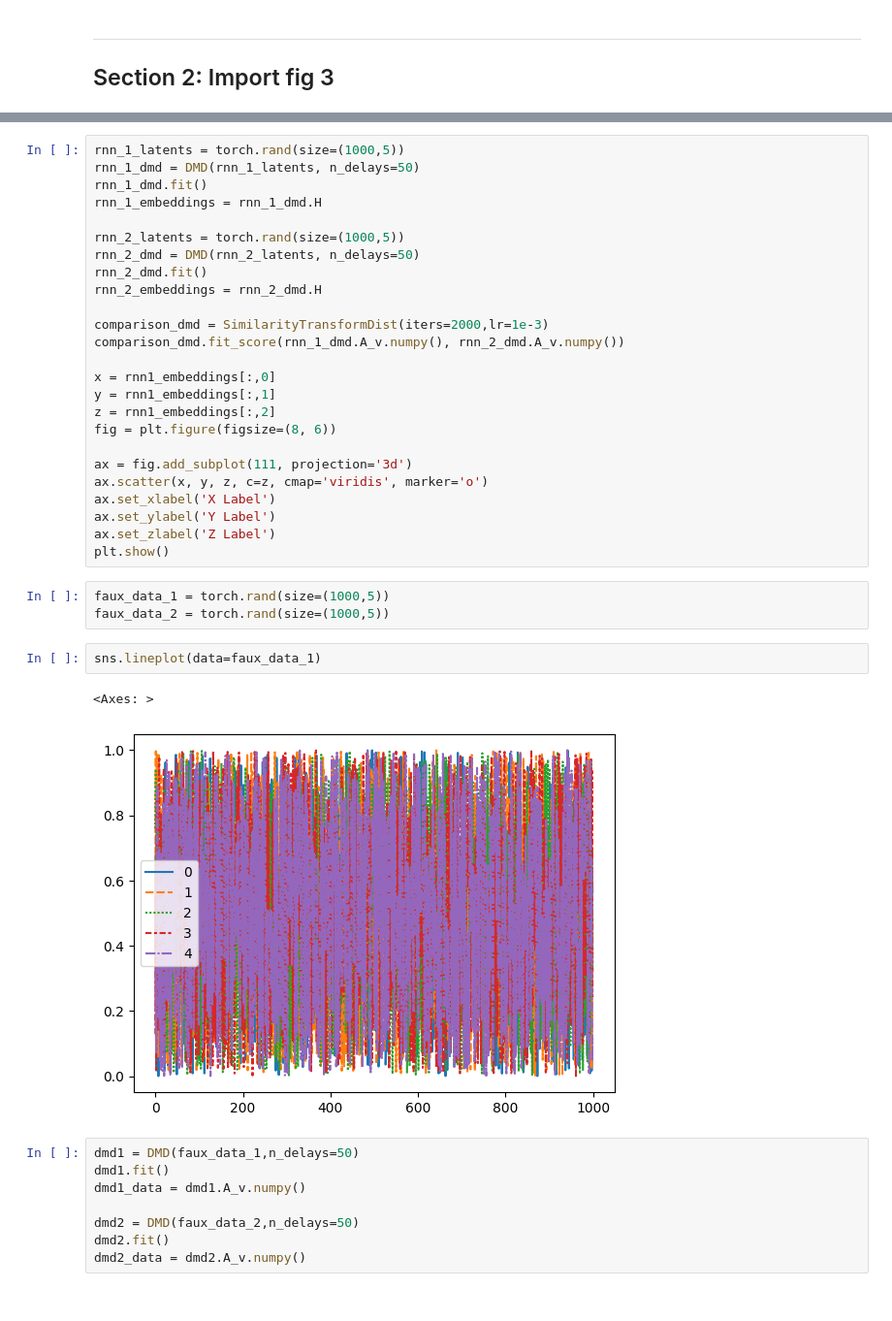
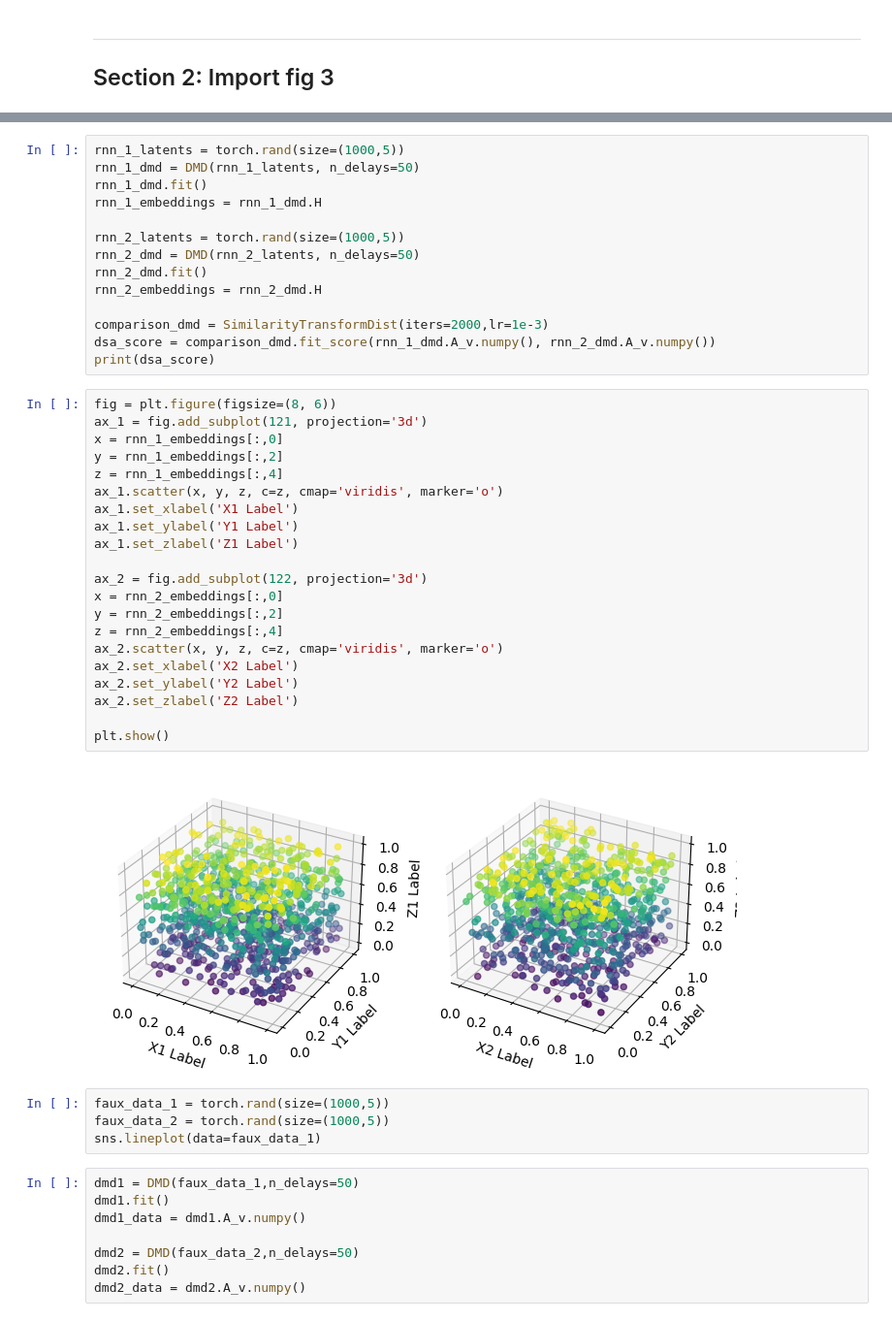
Before and after one commit to Abby-xu/NeuroAI24_SincereWindflower, a Jupyter notebook: Analysis/nma-ai-project.ipynb, the cells around one changed output, grey strips where cells are left out. Shown: that part at 97% size. Saved outputs shown, nothing was run; the diff lists cells and outputs as text.

```diff
--- a/Analysis/nma-ai-project.ipynb
+++ b/Analysis/nma-ai-project.ipynb
@@ -146,27 +150,35 @@ rnn_2_dmd.fit()
 rnn_2_embeddings = rnn_2_dmd.H
 
 comparison_dmd = SimilarityTransformDist(iters=2000,lr=1e-3)
-comparison_dmd.fit_score(rnn_1_dmd.A_v.numpy(), rnn_2_dmd.A_v.numpy())
-
-x = rnn1_embeddings[:,0]
-y = rnn1_embeddings[:,1]
-z = rnn1_embeddings[:,2]
-fig = plt.figure(figsize=(8, 6))
-
-ax = fig.add_subplot(111, projection='3d')
-ax.scatter(x, y, z, c=z, cmap='viridis', marker='o')
-ax.set_xlabel('X Label')
-ax.set_ylabel('Y Label')
-ax.set_zlabel('Z Label')
-plt.show()
+dsa_score = comparison_dmd.fit_score(rnn_1_dmd.A_v.numpy(), rnn_2_dmd.A_v.numpy())
+print(dsa_score)
+# %%
+fig = plt.figure(figsize=(8, 6))
+ax_1 = fig.add_subplot(121, projection='3d')
+x = rnn_1_embeddings[:,0]
+y = rnn_1_embeddings[:,2]
+z = rnn_1_embeddings[:,4]
+ax_1.scatter(x, y, z, c=z, cmap='viridis', marker='o')
+ax_1.set_xlabel('X1 Label')
+ax_1.set_ylabel('Y1 Label')
+ax_1.set_zlabel('Z1 Label')
+
+ax_2 = fig.add_subplot(122, projection='3d')
+x = rnn_2_embeddings[:,0]
+y = rnn_2_embeddings[:,2]
+z = rnn_2_embeddings[:,4]
+ax_2.scatter(x, y, z, c=z, cmap='viridis', marker='o')
+ax_2.set_xlabel('X2 Label')
+ax_2.set_ylabel('Y2 Label')
+ax_2.set_zlabel('Z2 Label')
+
+plt.show()
+# %% [output]
+[figure, added]
 # %%
 faux_data_1 = torch.rand(size=(1000,5))
 faux_data_2 = torch.rand(size=(1000,5))
+sns.lineplot(data=faux_data_1)
-# %%
-sns.lineplot(data=faux_data_1)
-# %% [output]
-<Axes: >
-[figure, removed]
 # %%
 dmd1 = DMD(faux_data_1,n_delays=50)
 dmd1.fit()
```
Also changed, not shown: parts of 9 cells of this notebook.
